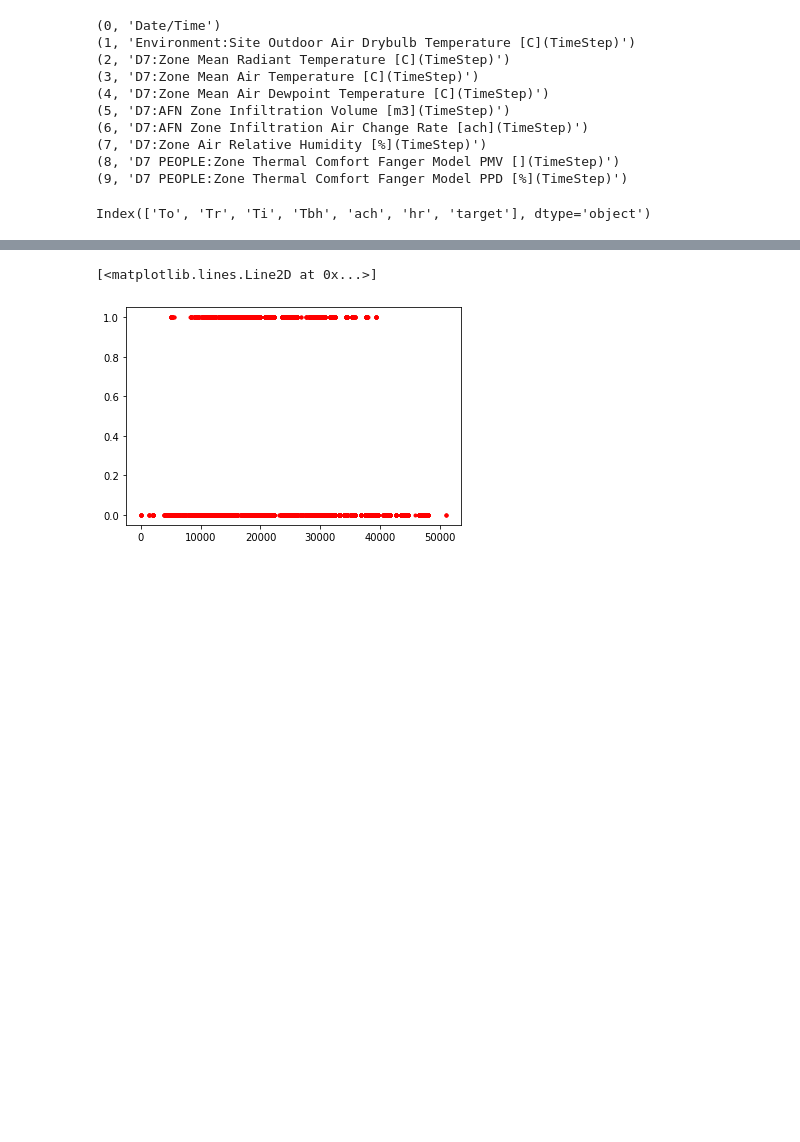
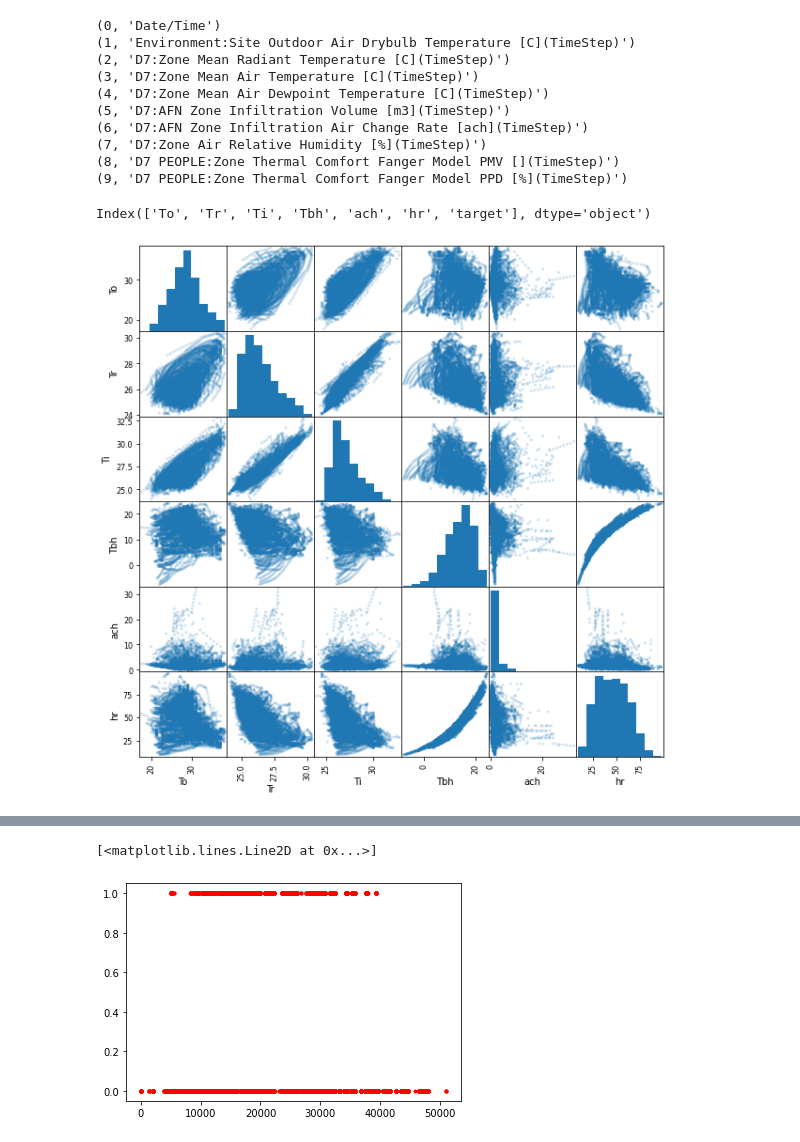
Before and after one commit to AltamarMx/learning_AI, a Jupyter notebook: notebooks/001_pmv_predictor.ipynb, the cells around one changed output, grey strips where cells are left out. Drawn from its saved outputs; the diff is of its cells as text; code cells hidden in the pictures; blank space fills up the shorter version.

```diff
--- a/notebooks/001_pmv_predictor.ipynb
+++ b/notebooks/001_pmv_predictor.ipynb
@@ -41,3 +41,8 @@ del pmv['ppd']
 pmv.columns
 # %% [output]
 Index(['To', 'Tr', 'Ti', 'Tbh', 'ach', 'hr', 'target'], dtype='object')
+# %%
+from pandas.plotting import scatter_matrix
+scatter_matrix(pmv[["To","Tr","Ti", "Tbh", "ach", "hr"]], alpha=0.2, figsize=(10,10), diagonal='hist');
+# %% [output]
+[figure, added]
```
Also changed, not shown: parts of 16 cells of this notebook.
